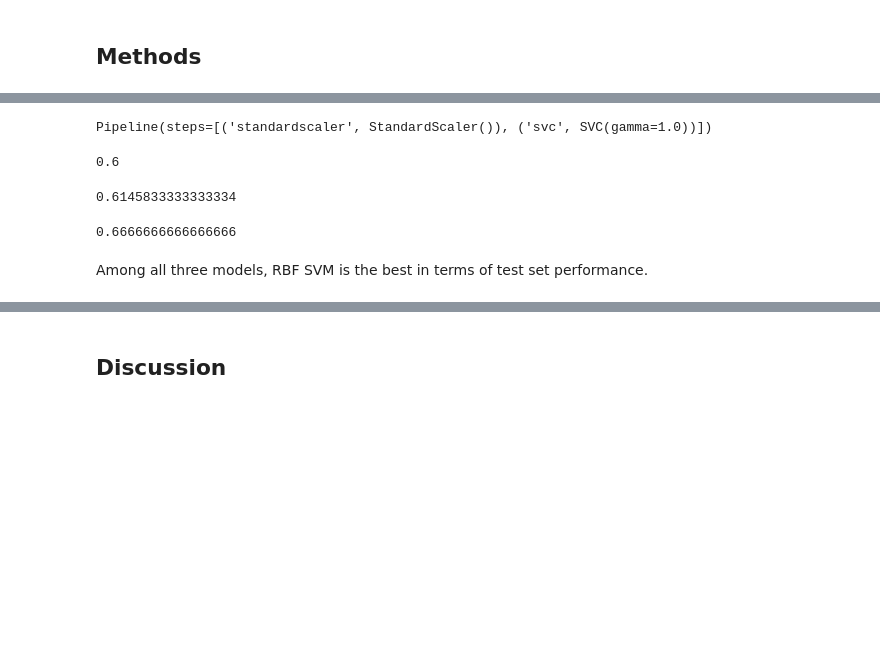
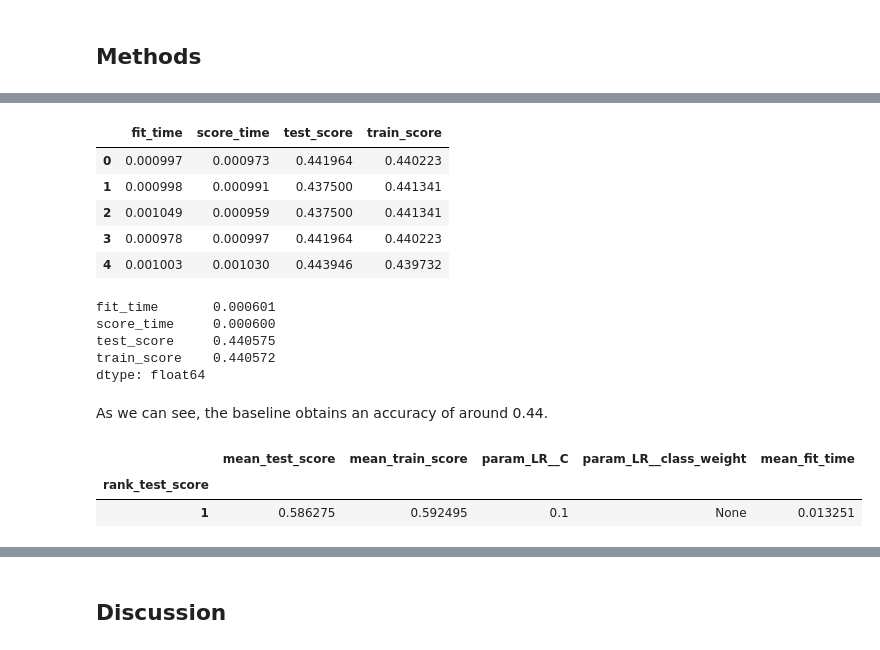
Before and after one commit to UBC-MDS/Red-Wine-Quality-Prediction, a Jupyter notebook: red_wine_quality_prediction_report.ipynb, the cells around one changed output, grey strips where cells are left out. Saved outputs shown, nothing was run; the diff lists cells and outputs as text; code cells hidden in the pictures; blank space fills up the shorter version.

```diff
--- a/red_wine_quality_prediction_report.ipynb
+++ b/red_wine_quality_prediction_report.ipynb
@@ -241,2 +145,0 @@ dt_gs = GridSearchCV(pipe_dt, param_grid=dt_param_grid, n_jobs=-1, return_train_
-# %%
-dt_gs.fit(X_train, y_train)
@@ -288,2 +145,0 @@ lsvc_gs = GridSearchCV(pipe_lsvc, param_grid=lsvc_param_grid, n_jobs=-1, return_
-# %%
-lsvc_gs.fit(X_train, y_train)
@@ -333,2 +145,0 @@ rbf_gs = GridSearchCV(pipe_rbf, param_grid=rbf_param_grid, n_jobs=-1, return_tra
-# %%
-rbf_gs.fit(X_train, y_train)
@@ -374,24 +146,21 @@ Based on the above findings, we have found that in terms of validation score, th
-# %%
-best_dt_pipe = make_pipeline(StandardScaler(), DecisionTreeClassifier(criterion='gini', max_depth=128))
-best_lsvm_pipe = make_pipeline(StandardScaler(), SVC(kernel='linear', C=0.1))
-best_rbf_pipe = make_pipeline(StandardScaler(), SVC(gamma=1.0, C=1.0))
-
-best_dt_pipe.fit(X_train, y_train)
-best_lsvm_pipe.fit(X_train, y_train)
-best_rbf_pipe.fit(X_train, y_train)
-# %% [output]
-Pipeline(steps=[('standardscaler', StandardScaler()), ('svc', SVC(gamma=1.0))])
-# %%
-best_dt_pipe.score(X_test, y_test)
-# %% [output]
-0.6
-# %%
-best_lsvm_pipe.score(X_test, y_test)
-# %% [output]
-0.6145833333333334
-# %%
-best_rbf_pipe.score(X_test, y_test)
-# %% [output]
-0.6666666666666666
-# %% [markdown]
-Among all three models, RBF SVM is the best in terms of test set performance.
+# %%
+#Baseline
+baseline = DummyClassifier(random_state=522)
+pd.DataFrame(cross_validate(baseline, X_train, y_train, return_train_score=True))
+# %% [output]
+|  | fit_time | score_time | test_score | train_score |
+| 0 | 0.000997 | 0.000973 | 0.441964 | 0.440223 |
+| 1 | 0.000998 | 0.000991 | 0.437500 | 0.441341 |
+| 2 | 0.001049 | 0.000959 | 0.437500 | 0.441341 |
+| 3 | 0.000978 | 0.000997 | 0.441964 | 0.440223 |
+| 4 | 0.001003 | 0.001030 | 0.443946 | 0.439732 |
+# %%
+np.mean(pd.DataFrame(cross_validate(baseline, X_train, y_train, return_train_score=True)), axis=0)
+# %% [output]
+fit_time       0.000601
+score_time     0.000600
+test_score     0.440575
+train_score    0.440572
+dtype: float64
+# %% [markdown]
+As we can see, the baseline obtains an accuracy of around 0.44.
@@ -397,0 +198,16 @@ Among all three models, RBF SVM is the best in terms of test set performance.
+# %%
+lr_df = (pd.DataFrame(lr_grid_search.cv_results_)[
+    [
+        "mean_test_score",
+        "mean_train_score",
+        "param_LR__C",
+        "param_LR__class_weight",
+        "mean_fit_time",
+        "rank_test_score",
+    ]
+].set_index("rank_test_score").sort_index())
+lr_df.head(1)
+# %% [output]
+|  | mean_test_score | mean_train_score | param_LR__C | param_LR__class_weight | mean_fit_time |
+| rank_test_score |  |  |  |  |  |
+| 1 | 0.586275 | 0.592495 | 0.1 | None | 0.013251 |
```
Also changed, not shown: parts of 38 cells of this notebook.
